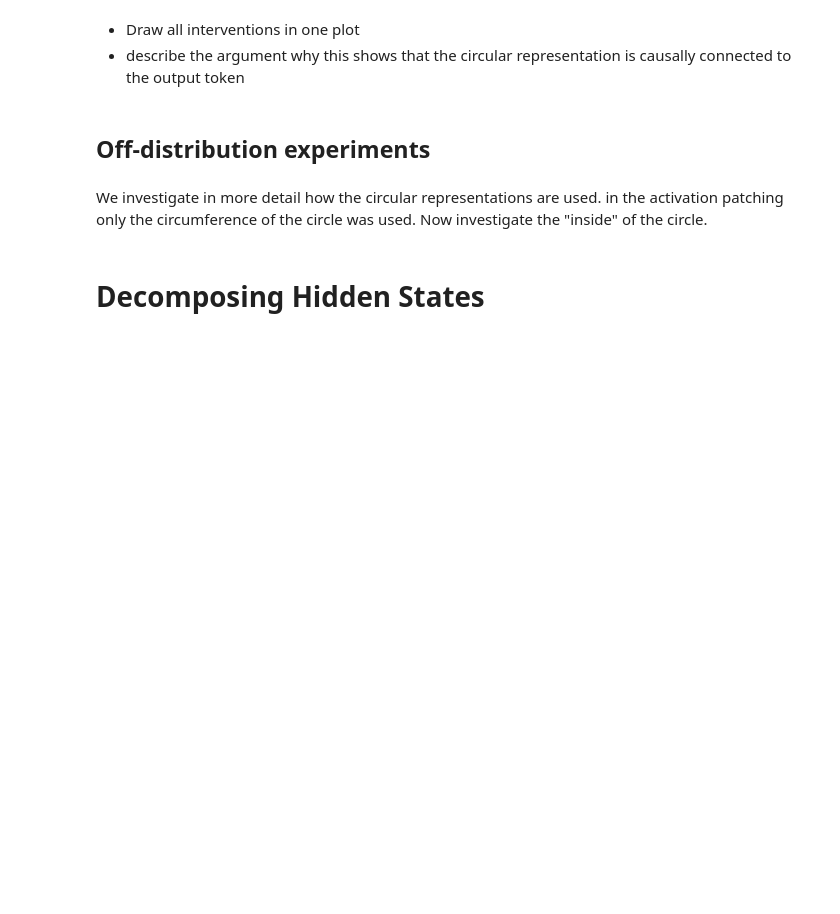
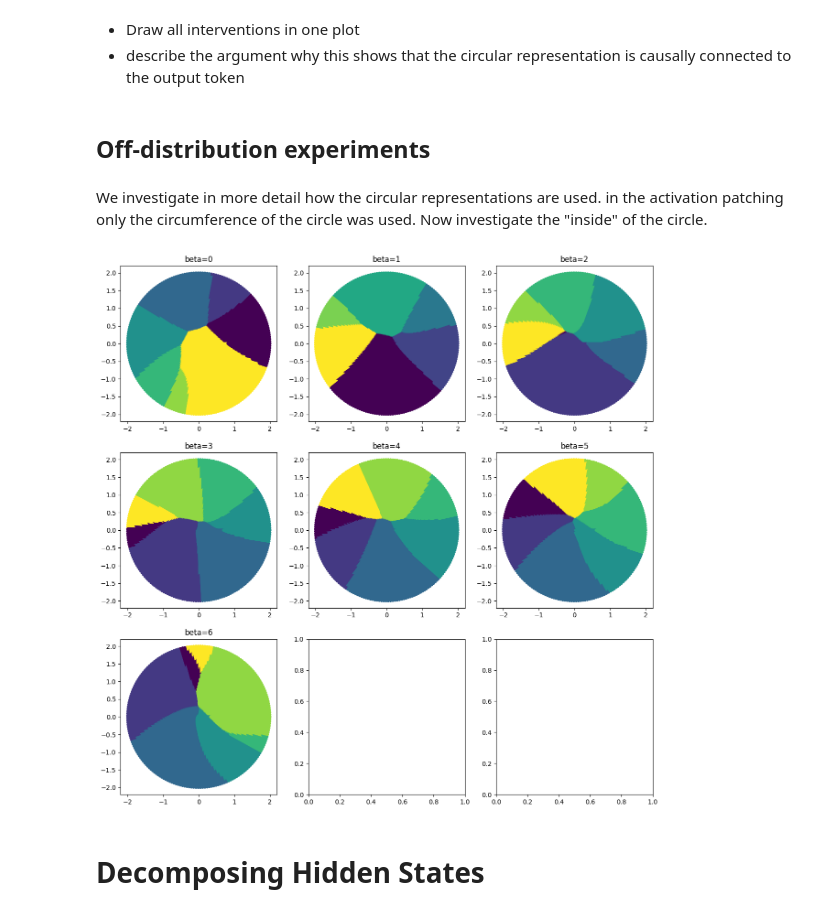
Before and after one commit to derfred/tutorials, a Jupyter notebook: multi_dimensional_features/multi_dimension_features.ipynb, the cells around one changed output. Drawn from its saved outputs; the diff is of its cells as text; code cells hidden in the pictures; blank space fills up the shorter version.

```diff
--- a/multi_dimensional_features/multi_dimension_features.ipynb
+++ b/multi_dimensional_features/multi_dimension_features.ipynb
@@ -826,5 +826,38 @@ intervention_plot(week_circle_replace, month_circle_replace)
 ## Off-distribution experiments
 # %% [markdown]
 We investigate in more detail how the circular representations are used. in the activation patching only the circumference of the circle  was used. Now investigate the "inside" of the circle.
+# %%
+def circle_points(num):
+  rs     = 2*(np.linspace(0, 1, num)**0.8)
+  phis   = np.linspace(0, 2*np.pi, num)
+  grid   = np.meshgrid(rs, phis)
+  x      = (grid[0] * np.cos(grid[1])).reshape(-1)
+  y      = (grid[0] * np.sin(grid[1])).reshape(-1)
+  return np.column_stack((x, y))
+
+
+def highest_logit_in_filled_circle_for_layer_and_offset(promptfn, layer, offset, embeds):
+  def extract(prompt, circle_embed):
+    hook = ReplaceLayerHook(layer, promptfn.a_index, circle_embed)
+    return np.array(model(mx.array(tokenizer.encode(prompt))[None], hook=hook)[0, -1, promptfn.domain_tokens])
+
+  outputs = np.array([extract(promptfn(0, offset), circle_embed) for circle_embed in embeds])
+  return outputs.argmax(axis=1)
+
+def highest_logit_in_filled_circle_for_layer(promptfn, layer, circle):
+  probes = train_linear_probes(promptfn)[0]
+  embeds = calc_circle_embeds(promptfn, probes, circle=circle)
+  return [highest_logit_in_filled_circle_for_layer_and_offset(promptfn, layer, i, embeds[layer]) for i in tqdm(range(promptfn.count))]
+
+circle = circle_points(200)
+week_filled_circle_layer10 = highest_logit_in_filled_circle_for_layer(week_prompt, 10, circle)
+# %%
+fig, axs = plt.subplots(3, 3, figsize=(15, 15))
+for i, (layer, ax) in enumerate(zip(week_filled_circle_layer10, axs.flatten())):
+  ax.scatter(circle[:, 0], circle[:, 1], c=layer, s=12)
+  ax.title.set_text(f"beta={i}")
+plt.show()
+# %% [output]
+[figure, added]
 # %% [markdown]
 # Decomposing Hidden States
```
Also changed, not shown: parts of 2 cells of this notebook.
